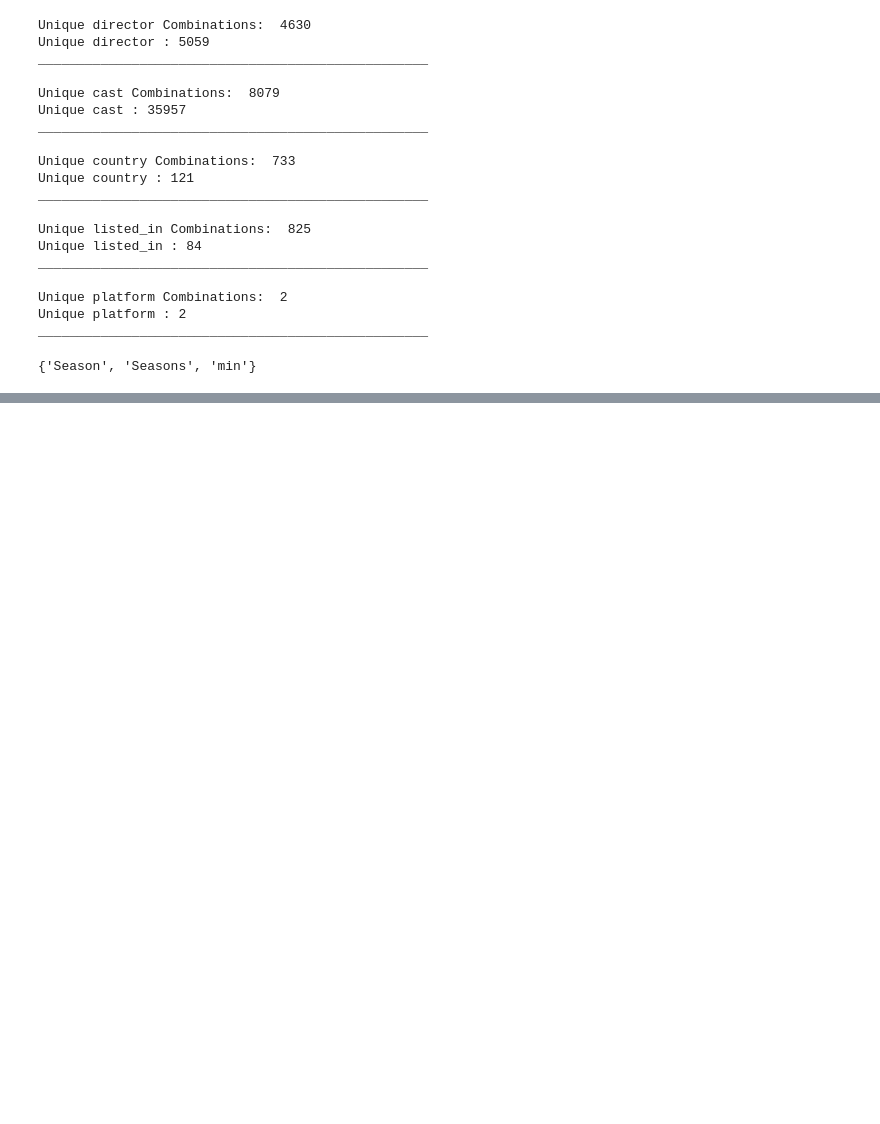
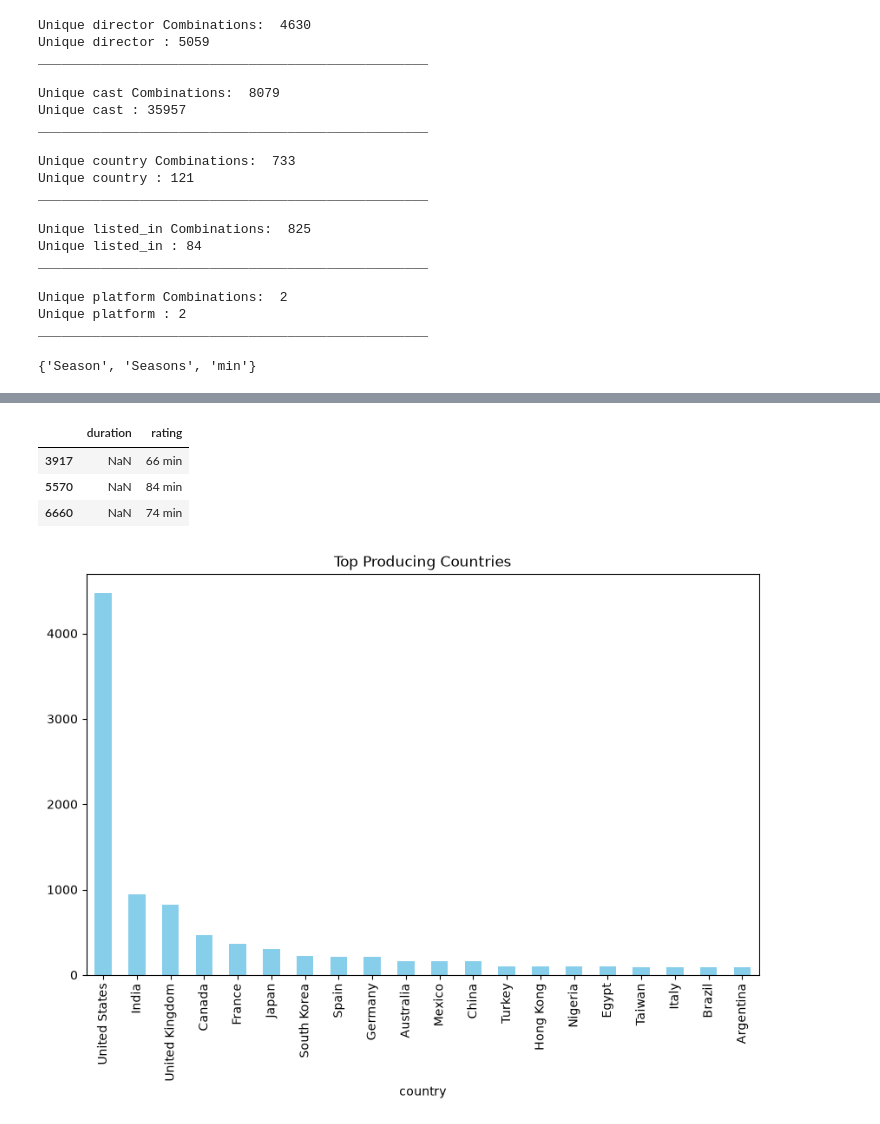
Before and after one commit to rishab311097/rishab-ensemble, a Jupyter notebook: EDA.ipynb, the cells around one changed output, grey strips where cells are left out. Drawn from its saved outputs; the diff is of its cells as text; code cells hidden in the pictures; blank space fills up the shorter version.

```diff
--- a/EDA.ipynb
+++ b/EDA.ipynb
@@ -171,0 +187,19 @@ set(map(lambda x: str(x).split(' ')[1], OTT_DF['duration'].dropna().unique()))
+# %%
+# The duration for the values gave gone into the ratings column
+# - need to move them into duration and make rating as Nan
+
+OTT_DF[OTT_DF['duration'].isna()][['duration','rating']]
+# %% [output]
+|  | duration | rating |
+| 3917 | NaN | 66 min |
+| 5570 | NaN | 84 min |
+| 6660 | NaN | 74 min |
+# %%
+# Check for Top Producing Countries
+countries = (OTT_DF['country'].dropna().str.split(',').explode().str.strip())
+plt.figure(figsize=(10,6))
+countries.value_counts().head(20).plot(kind='bar', color='skyblue')
+plt.title("Top Producing Countries")
+plt.show()
+# %% [output]
+[figure, added]
```
Also changed, not shown: parts of 10 cells of this notebook, 6 other files.
